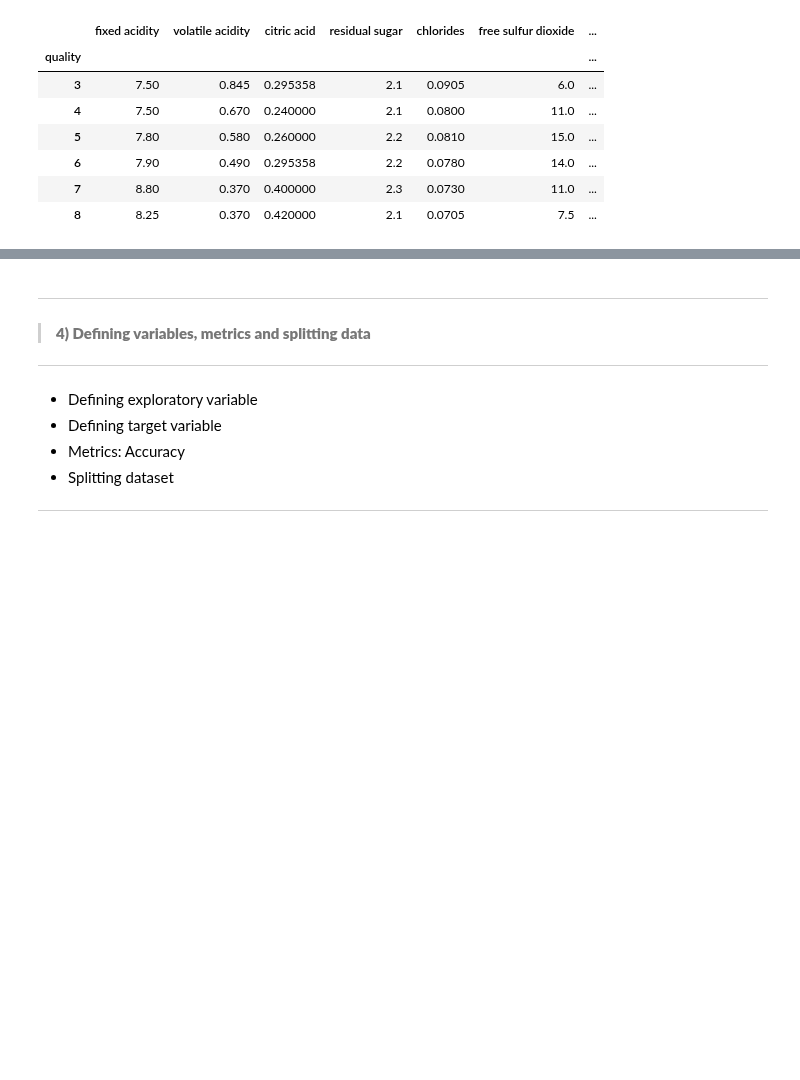
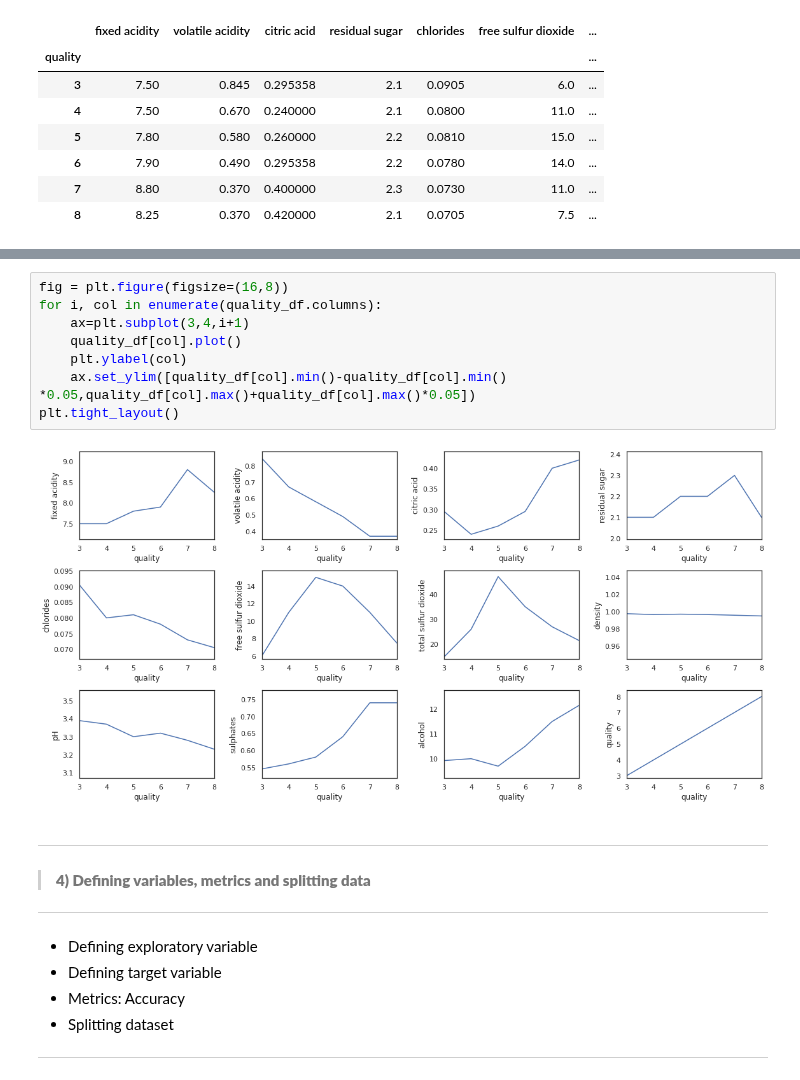
Before and after one commit to marcosrochedo/data-projects, a Jupyter notebook: redwine-quality-predict/redwinequality_v2.ipynb, the cells around one changed output, grey strips where cells are left out. Saved outputs shown, nothing was run; the diff lists cells and outputs as text; blank space fills up the shorter version.

```diff
--- a/redwine-quality-predict/redwinequality_v2.ipynb
+++ b/redwine-quality-predict/redwinequality_v2.ipynb
@@ -188,3 +188,13 @@ plt.tight_layout()
+# %%
+fig = plt.figure(figsize=(16,8))
+for i, col in enumerate(quality_df.columns):
+    ax=plt.subplot(3,4,i+1)
+    quality_df[col].plot()
+    plt.ylabel(col)
+    ax.set_ylim([quality_df[col].min()-quality_df[col].min() *0.05,quality_df[col].max()+quality_df[col].max()*0.05])
+plt.tight_layout()
+# %% [output]
+[figure, added]
 # %% [markdown]
 ---
 
```
Also changed, not shown: parts of 3 cells of this notebook.
